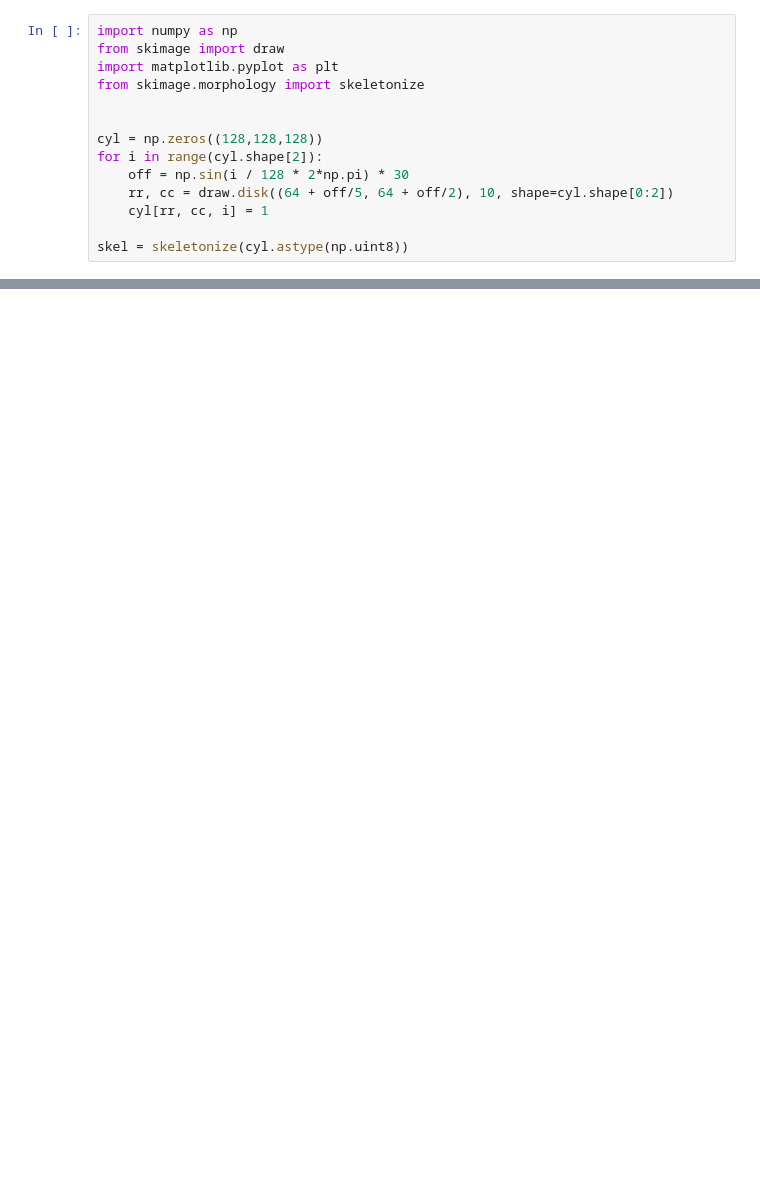
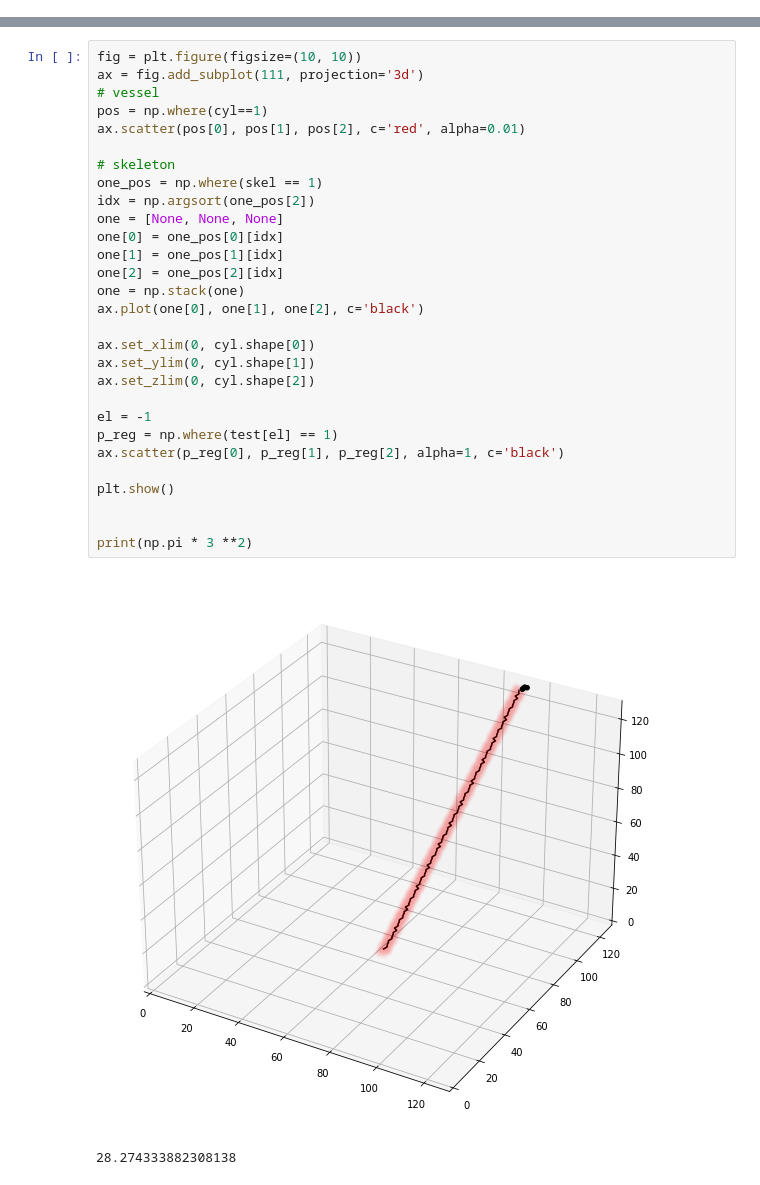
Before and after one commit to dglipp/VesselRuler, a Jupyter notebook: source/toy.ipynb, the cells around one changed output, grey strips where cells are left out. Cells and saved outputs as stored; diff of their text form; blank space fills up the shorter version.

Commit message:
test example on synthetit data

```diff
--- a/source/toy.ipynb
+++ b/source/toy.ipynb
@@ -1,14 +0,0 @@
-# %%
-import numpy as np
-from skimage import draw
-import matplotlib.pyplot as plt
-from skimage.morphology import skeletonize
-
-
-cyl = np.zeros((128,128,128))
-for i in range(cyl.shape[2]):
-    off = np.sin(i / 128 * 2*np.pi) * 30
-    rr, cc = draw.disk((64 + off/5, 64 + off/2), 10, shape=cyl.shape[0:2])
-    cyl[rr, cc, i] = 1
-
-skel = skeletonize(cyl.astype(np.uint8))
@@ -14,0 +112,32 @@ skel = skeletonize(cyl.astype(np.uint8))
+# %%
+fig = plt.figure(figsize=(10, 10))
+ax = fig.add_subplot(111, projection='3d')
+# vessel
+pos = np.where(cyl==1)
+ax.scatter(pos[0], pos[1], pos[2], c='red', alpha=0.01)
+
+# skeleton
+one_pos = np.where(skel == 1)
+idx = np.argsort(one_pos[2])
+one = [None, None, None]
+one[0] = one_pos[0][idx]
+one[1] = one_pos[1][idx]
+one[2] = one_pos[2][idx]
+one = np.stack(one)
+ax.plot(one[0], one[1], one[2], c='black')
+
+ax.set_xlim(0, cyl.shape[0])
+ax.set_ylim(0, cyl.shape[1])
+ax.set_zlim(0, cyl.shape[2])
+
+el = -1
+p_reg = np.where(test[el] == 1)
+ax.scatter(p_reg[0], p_reg[1], p_reg[2], alpha=1, c='black')
+
+plt.show()
+
+
+print(np.pi * 3 **2)
+# %% [output]
+[figure, added]
+28.274333882308138
```
Also changed, not shown: parts of 14 cells of this notebook.
